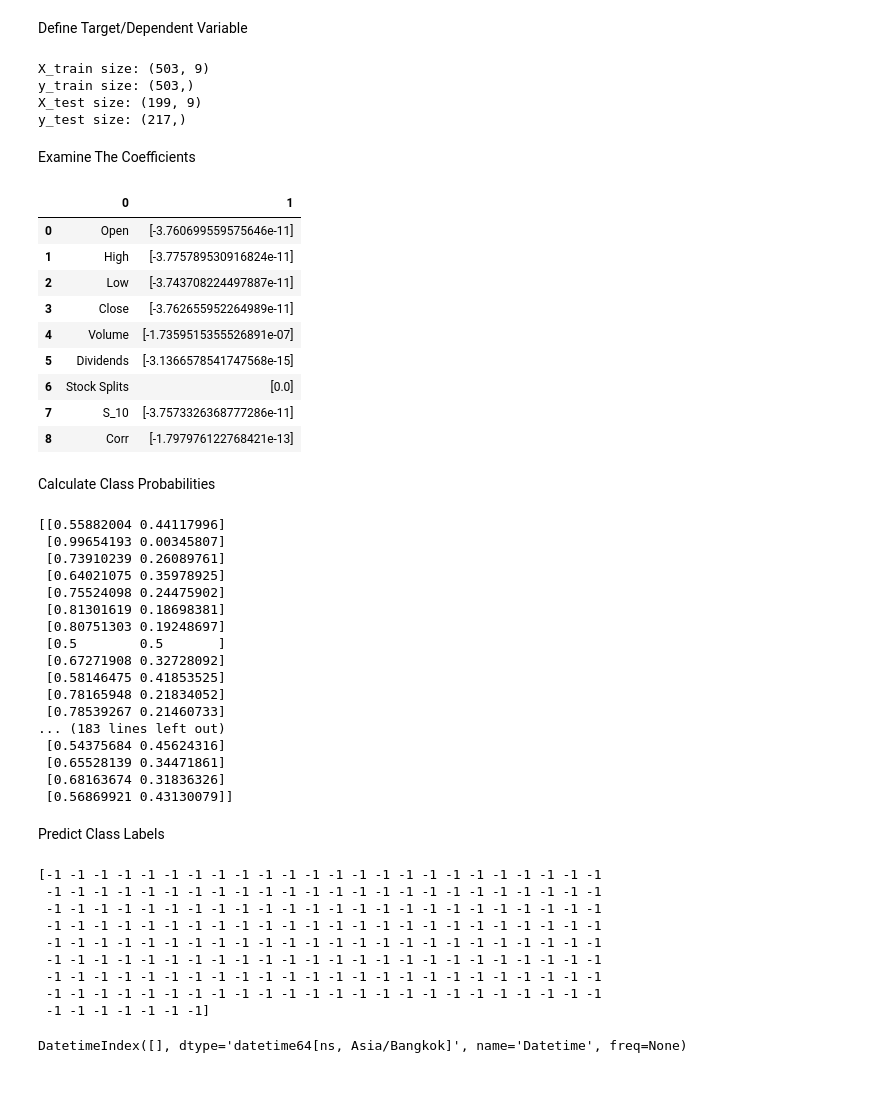
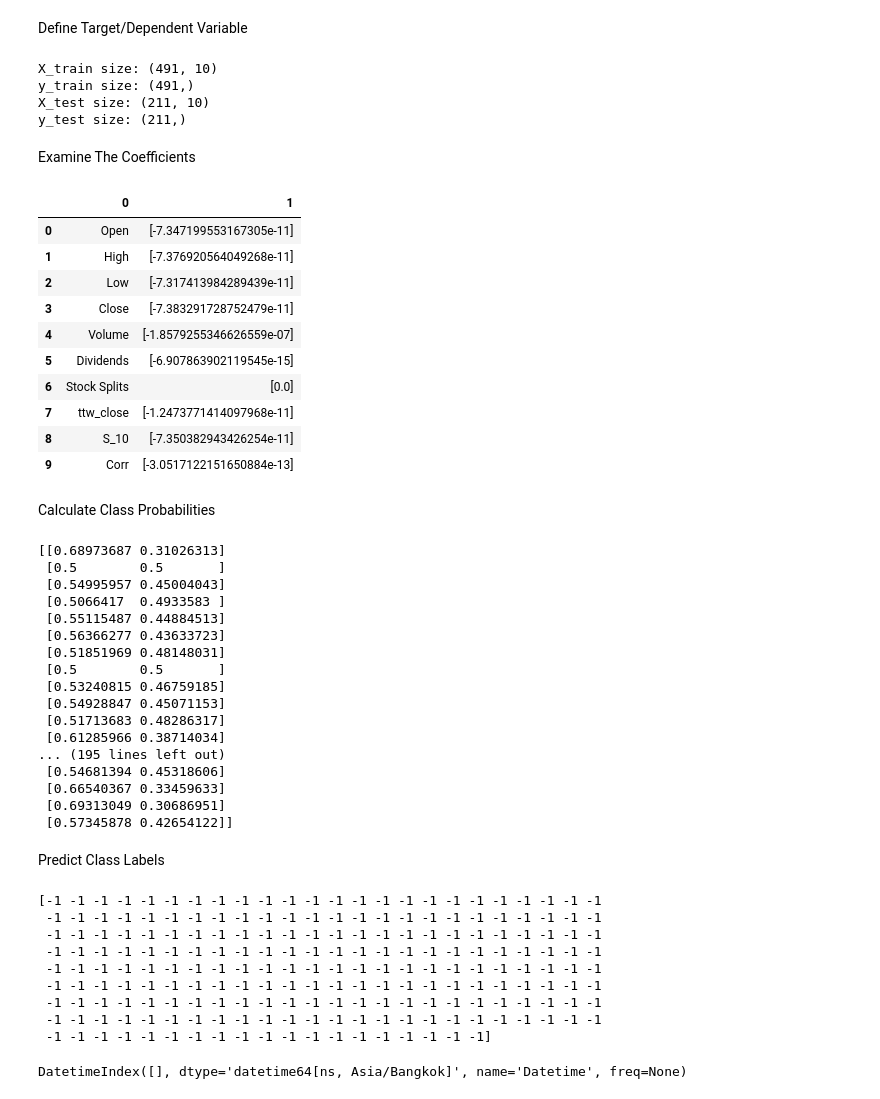
Before and after one commit to phornpailinn/ML, a Jupyter notebook: 6610412006_Phornpailin.ipynb, the cells around one changed output. Saved outputs shown, nothing was run; the diff lists cells and outputs as text; code cells hidden in the pictures.

```diff
--- a/6610412006_Phornpailin.ipynb
+++ b/6610412006_Phornpailin.ipynb
@@ -319,69 +319,70 @@ X2
 # %% [markdown]
 Define Target/Dependent Variable
 # %%
-y = np.where(df['Close'].shift(-1) > df['Close'],1,-1)
+y = np.where(df2['Close'].shift(-1) > df2['Close'],1,-1)
 # %%
 # Split the data into training and testing sets
-split = int(0.7*len(df))
-X_train, X_test, y_train, y_test = X[:split], X[split:], y[:split], y[split:]
+split = int(0.7*len(df2))
+X2_train, X2_test, y_train, y_test = X2[:split], X2[split:], y[:split], y[split:]
 
-print('X_train size:',X_train.shape)
+print('X_train size:',X2_train.shape)
 print('y_train size:',y_train.shape)
-print('X_test size:',X_test.shape)
+print('X_test size:',X2_test.shape)
 print('y_test size:',y_test.shape)
 # %% [output]
-X_train size: (503, 9)
-y_train size: (503,)
-X_test size: (199, 9)
-y_test size: (217,)
+X_train size: (491, 10)
+y_train size: (491,)
+X_test size: (211, 10)
+y_test size: (211,)
 # %%
 # Instantiate the logistic regression
 model = LogisticRegression()
-model = model.fit (X_train,y_train)
+model = model.fit (X2_train,y_train)
 # %% [markdown]
 Examine The Coefficients
 # %%
-pd.DataFrame(zip(X.columns, np.transpose(model.coef_)))
+pd.DataFrame(zip(X2.columns, np.transpose(model.coef_)))
 # %% [output]
 |  | 0 | 1 |
-| 0 | Open | [-3.760699559575646e-11] |
-| 1 | High | [-3.775789530916824e-11] |
-| 2 | Low | [-3.743708224497887e-11] |
-| 3 | Close | [-3.762655952264989e-11] |
-| 4 | Volume | [-1.7359515355526891e-07] |
-| 5 | Dividends | [-3.1366578541747568e-15] |
+| 0 | Open | [-7.347199553167305e-11] |
+| 1 | High | [-7.376920564049268e-11] |
+| 2 | Low | [-7.317413984289439e-11] |
+| 3 | Close | [-7.383291728752479e-11] |
+| 4 | Volume | [-1.8579255346626559e-07] |
+| 5 | Dividends | [-6.907863902119545e-15] |
 | 6 | Stock Splits | [0.0] |
-| 7 | S_10 | [-3.7573326368777286e-11] |
-| 8 | Corr | [-1.797976122768421e-13] |
+| 7 | ttw_close | [-1.2473771414097968e-11] |
+| 8 | S_10 | [-7.350382943426254e-11] |
+| 9 | Corr | [-3.0517122151650884e-13] |
 # %% [markdown]
 Calculate Class Probabilities
 # %%
 # Calculate Class Probabilities : Specify the date for prediction
 prediction_date = '2023-02-20'
-probability = model.predict_proba(X_test)
+probability = model.predict_proba(X2_test)
 print(probability)
 # %% [output]
-[[0.55882004 0.44117996]
- [0.99654193 0.00345807]
- [0.73910239 0.26089761]
- [0.64021075 0.35978925]
- [0.75524098 0.24475902]
- [0.81301619 0.18698381]
- [0.80751303 0.19248697]
+[[0.68973687 0.31026313]
  [0.5        0.5       ]
- [0.67271908 0.32728092]
- [0.58146475 0.41853525]
- [0.78165948 0.21834052]
- [0.78539267 0.21460733]
-... (183 lines left out)
- [0.54375684 0.45624316]
- [0.65528139 0.34471861]
- [0.68163674 0.31836326]
- [0.56869921 0.43130079]]
+ [0.54995957 0.45004043]
+ [0.5066417  0.4933583 ]
+ [0.55115487 0.44884513]
+ [0.56366277 0.43633723]
+ [0.51851969 0.48148031]
+ [0.5        0.5       ]
+ [0.53240815 0.46759185]
+ [0.54928847 0.45071153]
+ [0.51713683 0.48286317]
+ [0.61285966 0.38714034]
+... (195 lines left out)
+ [0.54681394 0.45318606]
+ [0.66540367 0.33459633]
+ [0.69313049 0.30686951]
+ [0.57345878 0.42654122]]
 # %% [markdown]
 Predict Class Labels
 # %%
-predicted = model.predict(X_test)
+predicted = model.predict(X2_test)
 print (predicted)
 # %% [output]
 [-1 -1 -1 -1 -1 -1 -1 -1 -1 -1 -1 -1 -1 -1 -1 -1 -1 -1 -1 -1 -1 -1 -1 -1
@@ -392,5 +393,5 @@ print (predicted)
  -1 -1 -1 -1 -1 -1 -1 -1 -1 -1 -1 -1 -1 -1 -1 -1 -1 -1 -1 -1 -1 -1 -1 -1
  -1 -1 -1 -1 -1 -1 -1 -1 -1 -1 -1 -1 -1 -1 -1 -1 -1 -1 -1 -1 -1 -1 -1 -1
  -1 -1 -1 -1 -1 -1 -1 -1 -1 -1 -1 -1 -1 -1 -1 -1 -1 -1 -1 -1 -1 -1 -1 -1
- -1 -1 -1 -1 -1 -1 -1]
+ -1 -1 -1 -1 -1 -1 -1 -1 -1 -1 -1 -1 -1 -1 -1 -1 -1 -1 -1]
 # %%
```
Also changed, not shown: parts of 8 cells of this notebook.
